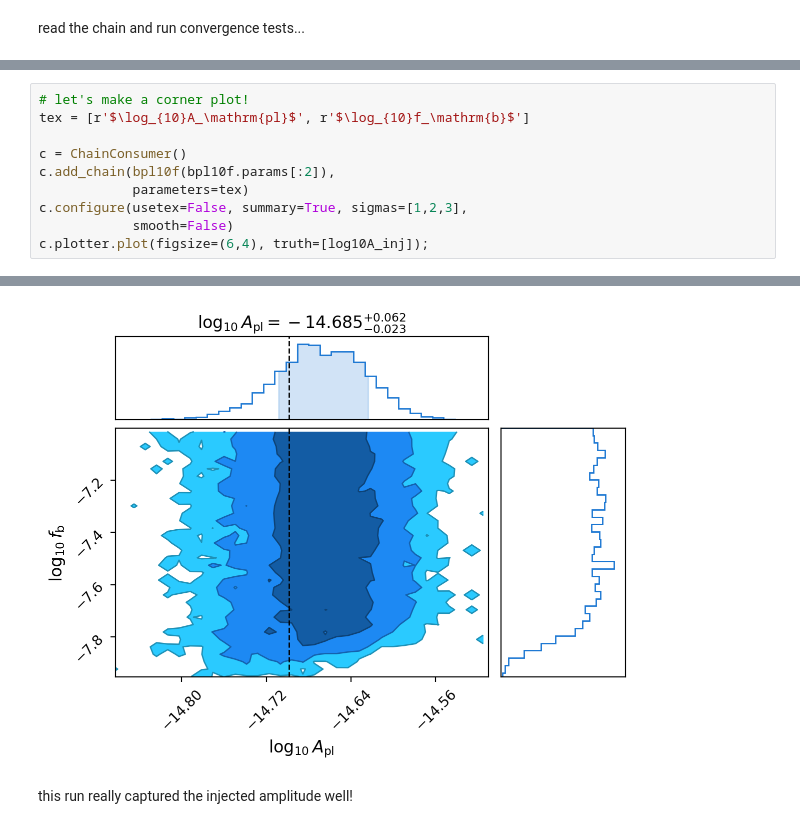
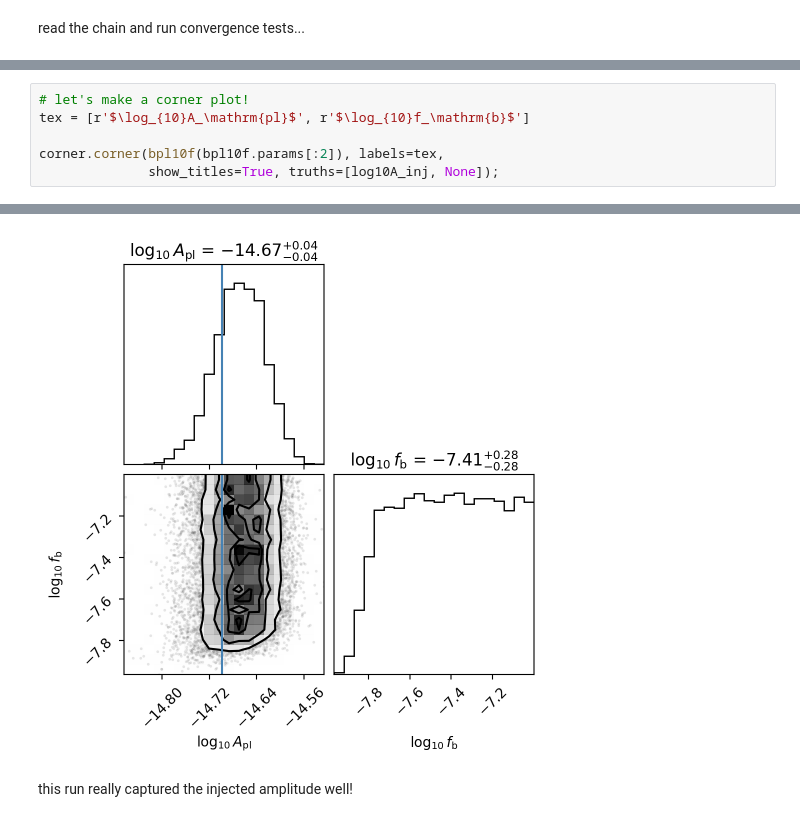
Before and after one commit to astrolamb/ceffyl, a Jupyter notebook: examples/PTA_freespec_ex1.ipynb, the cells around one changed output, grey strips where cells are left out. Cells and saved outputs as stored; diff of their text form.

```diff
--- a/examples/PTA_freespec_ex1.ipynb
+++ b/examples/PTA_freespec_ex1.ipynb
@@ -226,10 +225,6 @@ dg.plot_grubin(bpl10f)
 # let's make a corner plot!
 tex = [r'$\log_{10}A_\mathrm{pl}$', r'$\log_{10}f_\mathrm{b}$']
 
-c = ChainConsumer()
-c.add_chain(bpl10f(bpl10f.params[:2]),
-            parameters=tex)
-c.configure(usetex=False, summary=True, sigmas=[1,2,3],
-            smooth=False)
-c.plotter.plot(figsize=(6,4), truth=[log10A_inj]);
+corner.corner(bpl10f(bpl10f.params[:2]), labels=tex,
+              show_titles=True, truths=[log10A_inj, None]);
 # %% [output]
@@ -237,4 +231,4 @@ WARNING:chainconsumer:Parameter $\log_{10}f_\mathrm{b}$ in chain Chain 0 is not
-[figure, old version]
+[figure, new version]
 # %% [markdown]
 this run really captured the injected amplitude well!
 # %%
```
Also changed, not shown: parts of 21 cells of this notebook.
